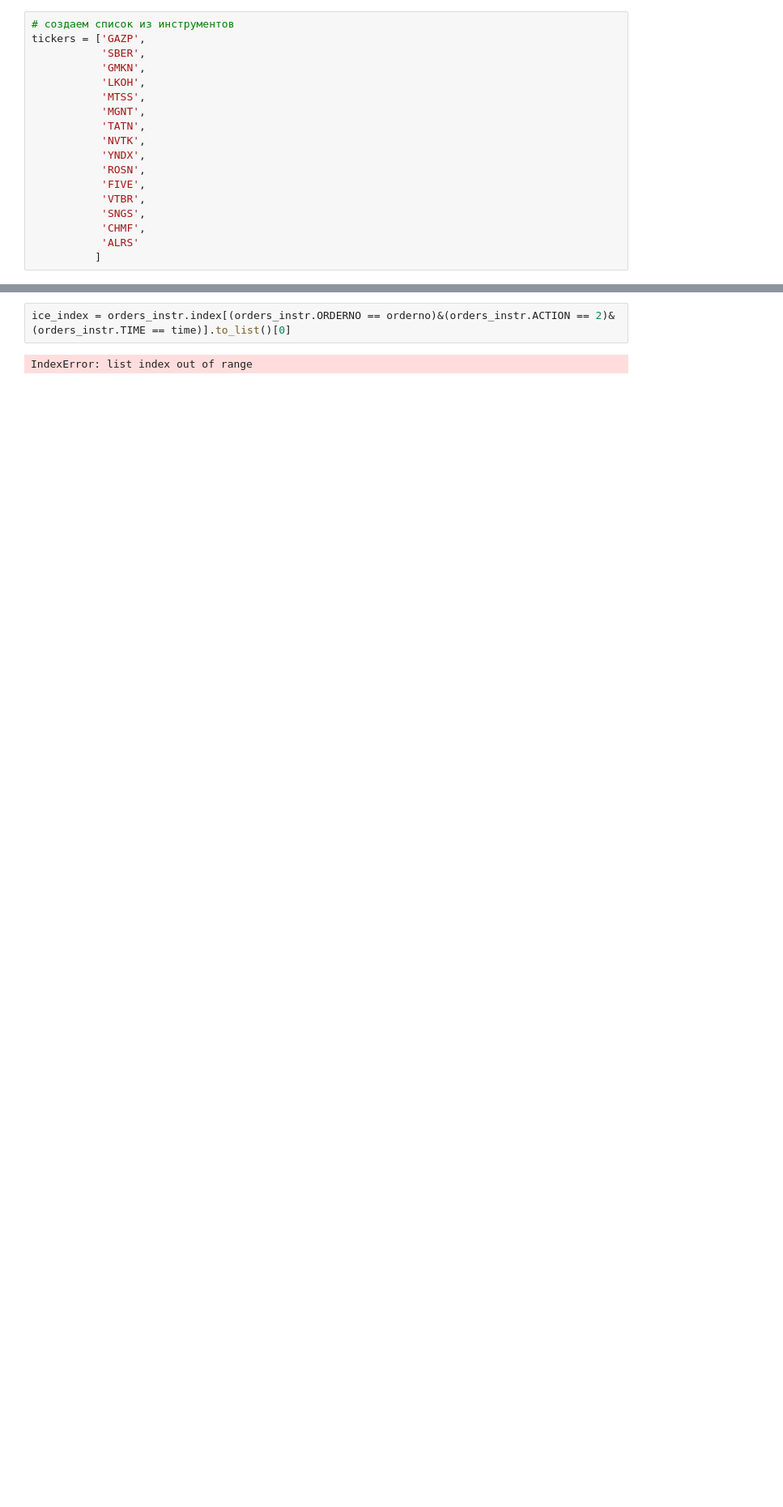
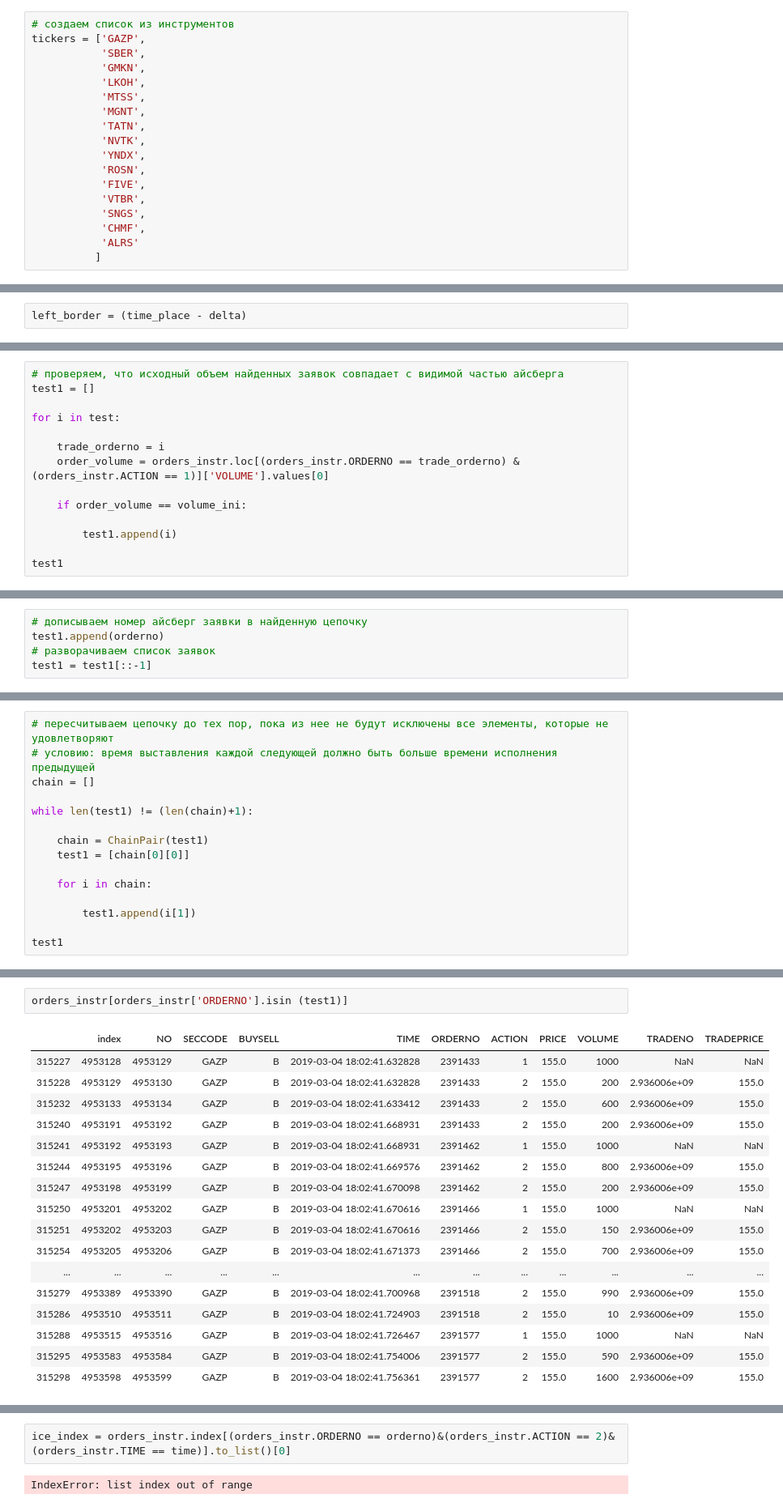
Before and after one commit to katya-luzina/master_thesis, a Jupyter notebook: 3. анализ окружения для создания микроцепочек.ipynb, the cells around one changed output, grey strips where cells are left out. Shown: that part at 81% size. Drawn from its saved outputs; the diff is of its cells as text; blank space fills up the shorter version.

```diff
--- a/3. анализ окружения для создания микроцепочек.ipynb
+++ b/3. анализ окружения для создания микроцепочек.ipynb
@@ -232,0 +297,2 @@ orders_instr
+# %%
+left_border = (time_place - delta)
@@ -232,0 +321,14 @@ orders_instr
+# %%
+# проверяем, что исходный объем найденных заявок совпадает с видимой частью айсберга
+test1 = []
+
+for i in test:
+
+    trade_orderno = i
+    order_volume = orders_instr.loc[(orders_instr.ORDERNO == trade_orderno) & (orders_instr.ACTION == 1)]['VOLUME'].values[0]
+
+    if order_volume == volume_ini:
+
+        test1.append(i)
+
+test1
@@ -232,0 +337,5 @@ orders_instr
+# %%
+# дописываем номер айсберг заявки в найденную цепочку
+test1.append(orderno)
+# разворачиваем список заявок
+test1 = test1[::-1]
@@ -232,0 +346,15 @@ orders_instr
+# %%
+# пересчитываем цепочку до тех пор, пока из нее не будут исключены все элементы, которые не удовлетворяют
+# условию: время выставления каждой следующей должно быть больше времени исполнения предыдущей
+chain = []
+
+while len(test1) != (len(chain)+1):
+
+    chain = ChainPair(test1)
+    test1 = [chain[0][0]]
+
+    for i in chain:
+
+        test1.append(i[1])
+
+test1
@@ -232,0 +363,20 @@ orders_instr
+# %%
+orders_instr[orders_instr['ORDERNO'].isin (test1)]
+# %% [output]
+|  | index | NO | SECCODE | BUYSELL | TIME | ORDERNO | ACTION | PRICE | VOLUME | TRADENO | TRADEPRICE |
+| 315227 | 4953128 | 4953129 | GAZP | B | 2019-03-04 18:02:41.632828 | 2391433 | 1 | 155.0 | 1000 | NaN | NaN |
+| 315228 | 4953129 | 4953130 | GAZP | B | 2019-03-04 18:02:41.632828 | 2391433 | 2 | 155.0 | 200 | 2.936006e+09 | 155.0 |
+| 315232 | 4953133 | 4953134 | GAZP | B | 2019-03-04 18:02:41.633412 | 2391433 | 2 | 155.0 | 600 | 2.936006e+09 | 155.0 |
+| 315240 | 4953191 | 4953192 | GAZP | B | 2019-03-04 18:02:41.668931 | 2391433 | 2 | 155.0 | 200 | 2.936006e+09 | 155.0 |
+| 315241 | 4953192 | 4953193 | GAZP | B | 2019-03-04 18:02:41.668931 | 2391462 | 1 | 155.0 | 1000 | NaN | NaN |
+| 315244 | 4953195 | 4953196 | GAZP | B | 2019-03-04 18:02:41.669576 | 2391462 | 2 | 155.0 | 800 | 2.936006e+09 | 155.0 |
+| 315247 | 4953198 | 4953199 | GAZP | B | 2019-03-04 18:02:41.670098 | 2391462 | 2 | 155.0 | 200 | 2.936006e+09 | 155.0 |
+| 315250 | 4953201 | 4953202 | GAZP | B | 2019-03-04 18:02:41.670616 | 2391466 | 1 | 155.0 | 1000 | NaN | NaN |
+| 315251 | 4953202 | 4953203 | GAZP | B | 2019-03-04 18:02:41.670616 | 2391466 | 2 | 155.0 | 150 | 2.936006e+09 | 155.0 |
+| 315254 | 4953205 | 4953206 | GAZP | B | 2019-03-04 18:02:41.671373 | 2391466 | 2 | 155.0 | 700 | 2.936006e+09 | 155.0 |
+| ... | ... | ... | ... | ... | ... | ... | ... | ... | ... | ... | ... |
+| 315279 | 4953389 | 4953390 | GAZP | B | 2019-03-04 18:02:41.700968 | 2391518 | 2 | 155.0 | 990 | 2.936006e+09 | 155.0 |
+| 315286 | 4953510 | 4953511 | GAZP | B | 2019-03-04 18:02:41.724903 | 2391518 | 2 | 155.0 | 10 | 2.936006e+09 | 155.0 |
+| 315288 | 4953515 | 4953516 | GAZP | B | 2019-03-04 18:02:41.726467 | 2391577 | 1 | 155.0 | 1000 | NaN | NaN |
+| 315295 | 4953583 | 4953584 | GAZP | B | 2019-03-04 18:02:41.754006 | 2391577 | 2 | 155.0 | 590 | 2.936006e+09 | 155.0 |
+| 315298 | 4953598 | 4953599 | GAZP | B | 2019-03-04 18:02:41.756361 | 2391577 | 2 | 155.0 | 1600 | 2.936006e+09 | 155.0 |
```
Also changed, not shown: parts of 37 cells of this notebook.
